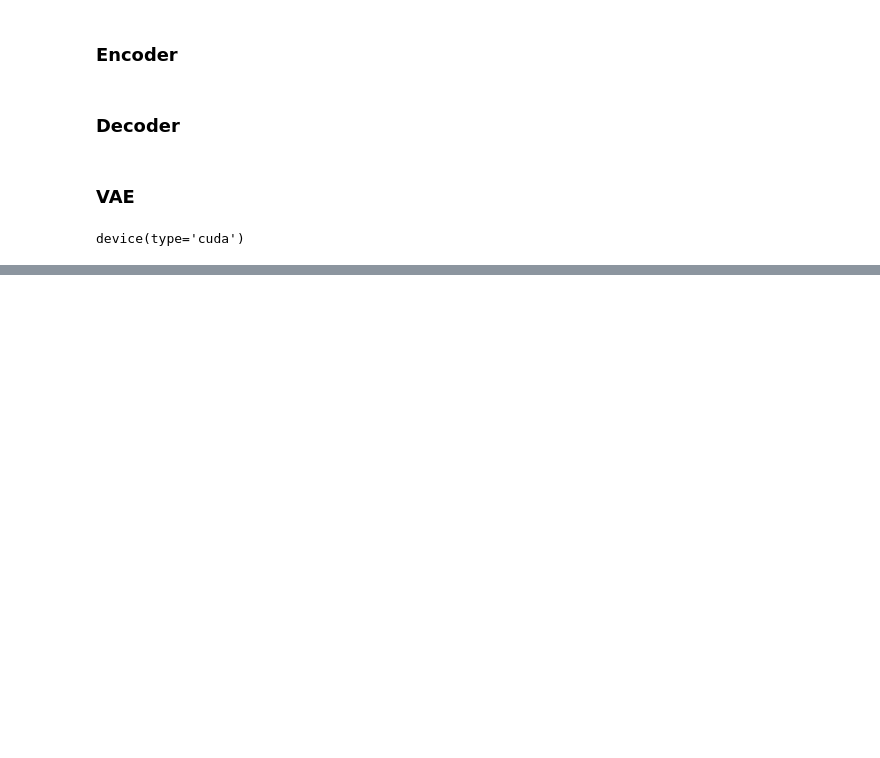
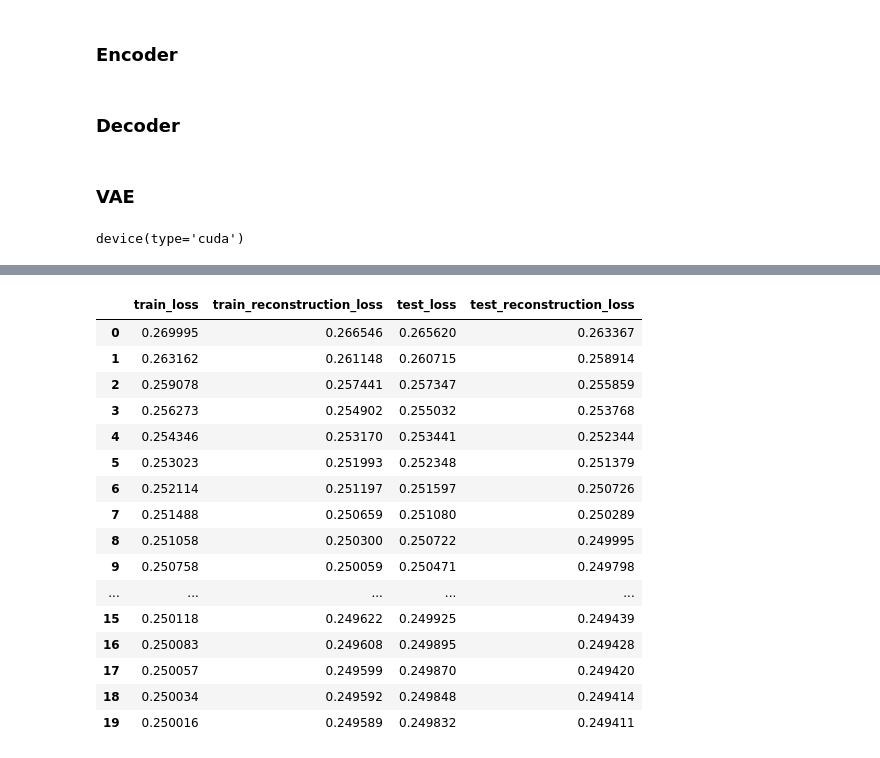
Before and after one commit to CKeibel/tennessee-eastman-process-simulation, a Jupyter notebook: 02-vae.ipynb, the cells around one changed output, grey strips where cells are left out. Cells and saved outputs as stored; diff of their text form; code cells hidden in the pictures; blank space fills up the shorter version.

```diff
--- a/02-vae.ipynb
+++ b/02-vae.ipynb
@@ -256,9 +280,9 @@ class TEP(Dataset):
         _y = self.y[idx]
         return _x, _y
 # %%
-train_data = TEP(X_train, y_train)
+train_data = TEP(X_train[y_train == 0], y_train[y_train == 0])
 trainloader = DataLoader(train_data, batch_size=256, shuffle=True)
 # %%
-test_data = TEP(X_test, y_test)
+test_data = TEP(X_test[y_test == 0], y_test[y_test == 0])
 testloader = DataLoader(test_data, batch_size=256)
 # %%
@@ -314,3 +366,25 @@ Epoch 2 - train loss: 1.000457486572486 - test loss: 1.0006476625218563
+# %%
+results = pd.DataFrame(result_rows)
+results.to_csv("train_results.csv")
+results
+# %% [output]
+|  | train_loss | train_reconstruction_loss | test_loss | test_reconstruction_loss |
+| 0 | 0.269995 | 0.266546 | 0.265620 | 0.263367 |
+| 1 | 0.263162 | 0.261148 | 0.260715 | 0.258914 |
+| 2 | 0.259078 | 0.257441 | 0.257347 | 0.255859 |
+| 3 | 0.256273 | 0.254902 | 0.255032 | 0.253768 |
+| 4 | 0.254346 | 0.253170 | 0.253441 | 0.252344 |
+| 5 | 0.253023 | 0.251993 | 0.252348 | 0.251379 |
+| 6 | 0.252114 | 0.251197 | 0.251597 | 0.250726 |
+| 7 | 0.251488 | 0.250659 | 0.251080 | 0.250289 |
+| 8 | 0.251058 | 0.250300 | 0.250722 | 0.249995 |
+| 9 | 0.250758 | 0.250059 | 0.250471 | 0.249798 |
+| ... | ... | ... | ... | ... |
+| 15 | 0.250118 | 0.249622 | 0.249925 | 0.249439 |
+| 16 | 0.250083 | 0.249608 | 0.249895 | 0.249428 |
+| 17 | 0.250057 | 0.249599 | 0.249870 | 0.249420 |
+| 18 | 0.250034 | 0.249592 | 0.249848 | 0.249414 |
+| 19 | 0.250016 | 0.249589 | 0.249832 | 0.249411 |
 # %%
 plt.plot(train_losses, label="train loss")
 plt.plot(test_losses, label="test loss")
```
Also changed, not shown: parts of 16 cells of this notebook, 3 other files.
